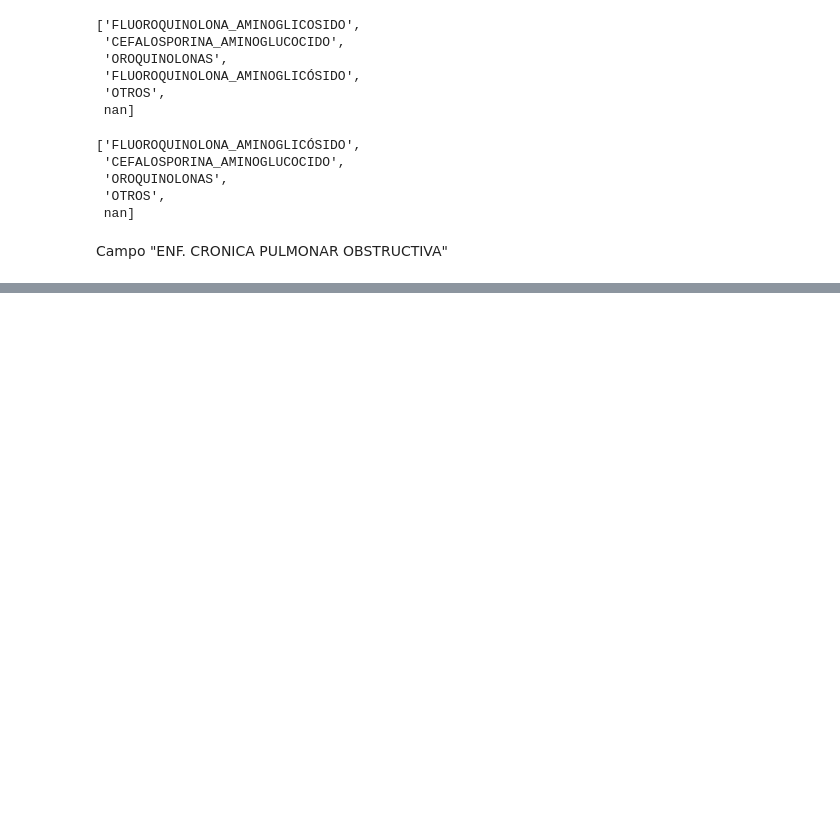
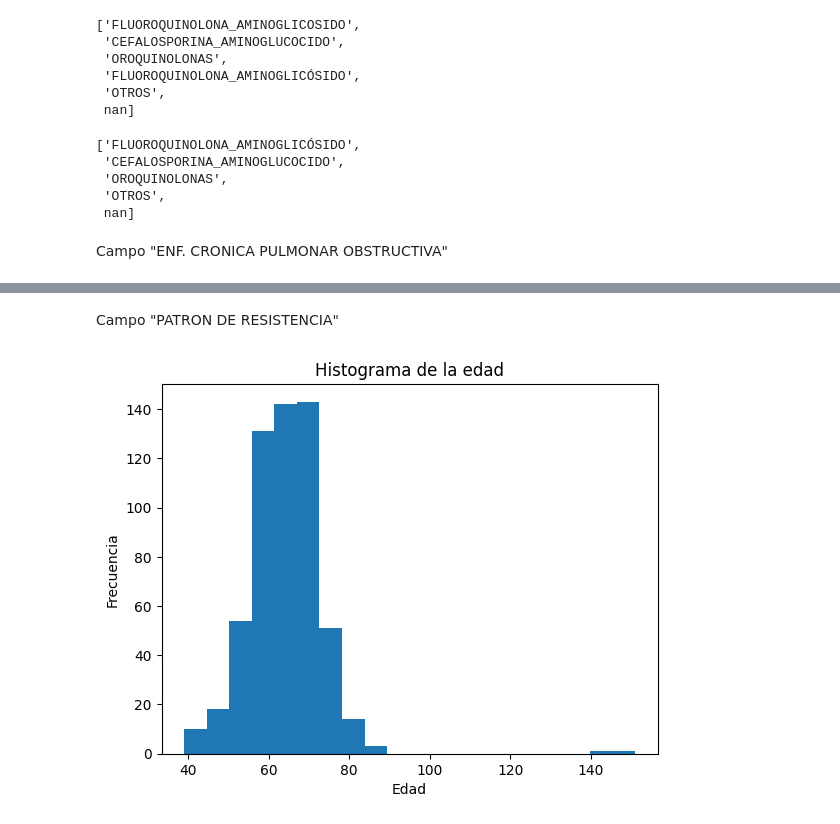
Before and after one commit to EVBic/ML_Hospital, a Jupyter notebook: hospital.ipynb, the cells around one changed output, grey strips where cells are left out. Drawn from its saved outputs; the diff is of its cells as text; code cells hidden in the pictures; blank space fills up the shorter version.

```diff
--- a/hospital.ipynb
+++ b/hospital.ipynb
@@ -162,0 +230,13 @@ KeyError: 'ENF. CRONICA PULMONAR OBSTRUCTIVA TIPO'
+# %% [markdown]
+Campo "PATRON DE RESISTENCIA"
+# %%
+import matplotlib.pyplot as plt
+
+# Crea un histograma de la variable EDAD
+plt.hist(df['EDAD'], bins=20)
+plt.xlabel('Edad')
+plt.ylabel('Frecuencia')
+plt.title('Histograma de la edad')
+plt.show()
+# %% [output]
+[figure, added]
```
Also changed, not shown: parts of 16 cells of this notebook.
